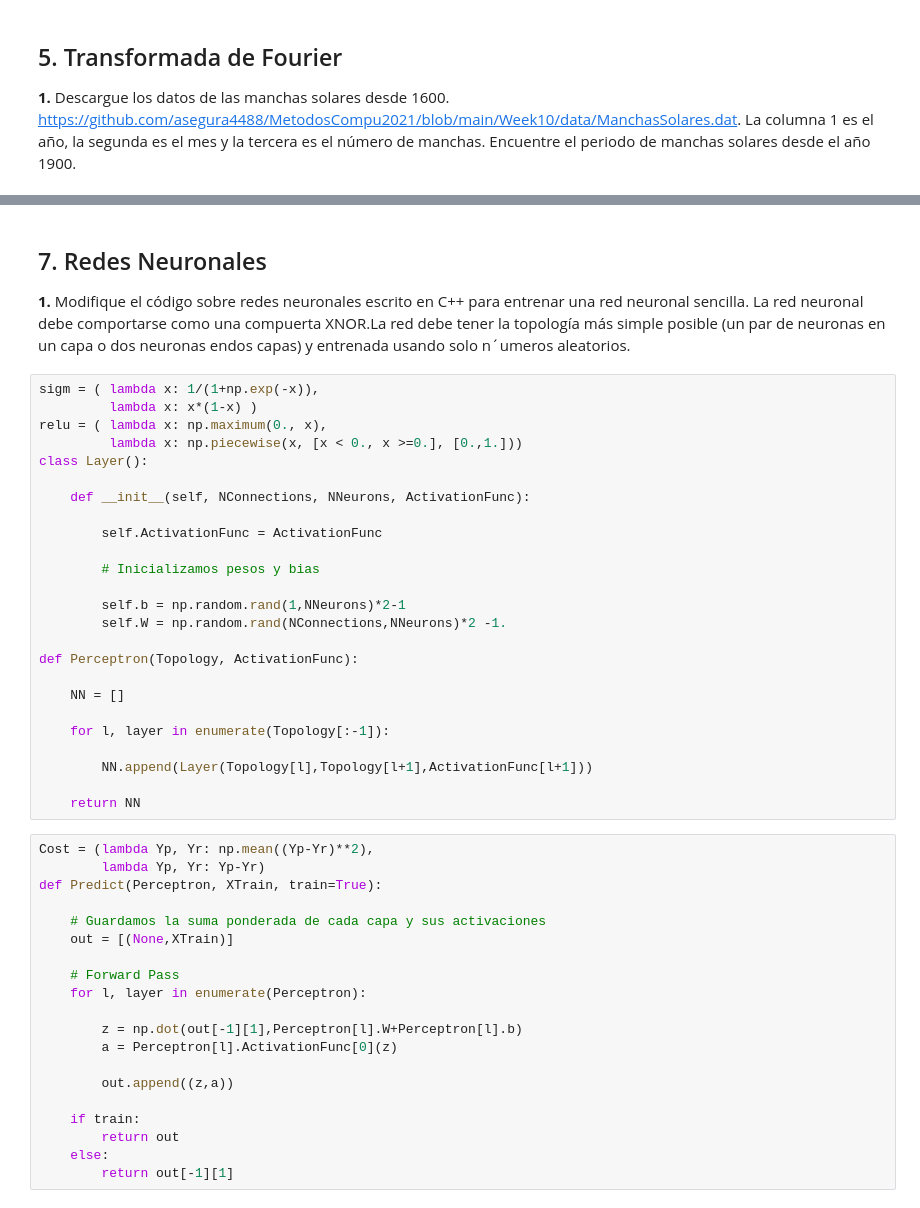
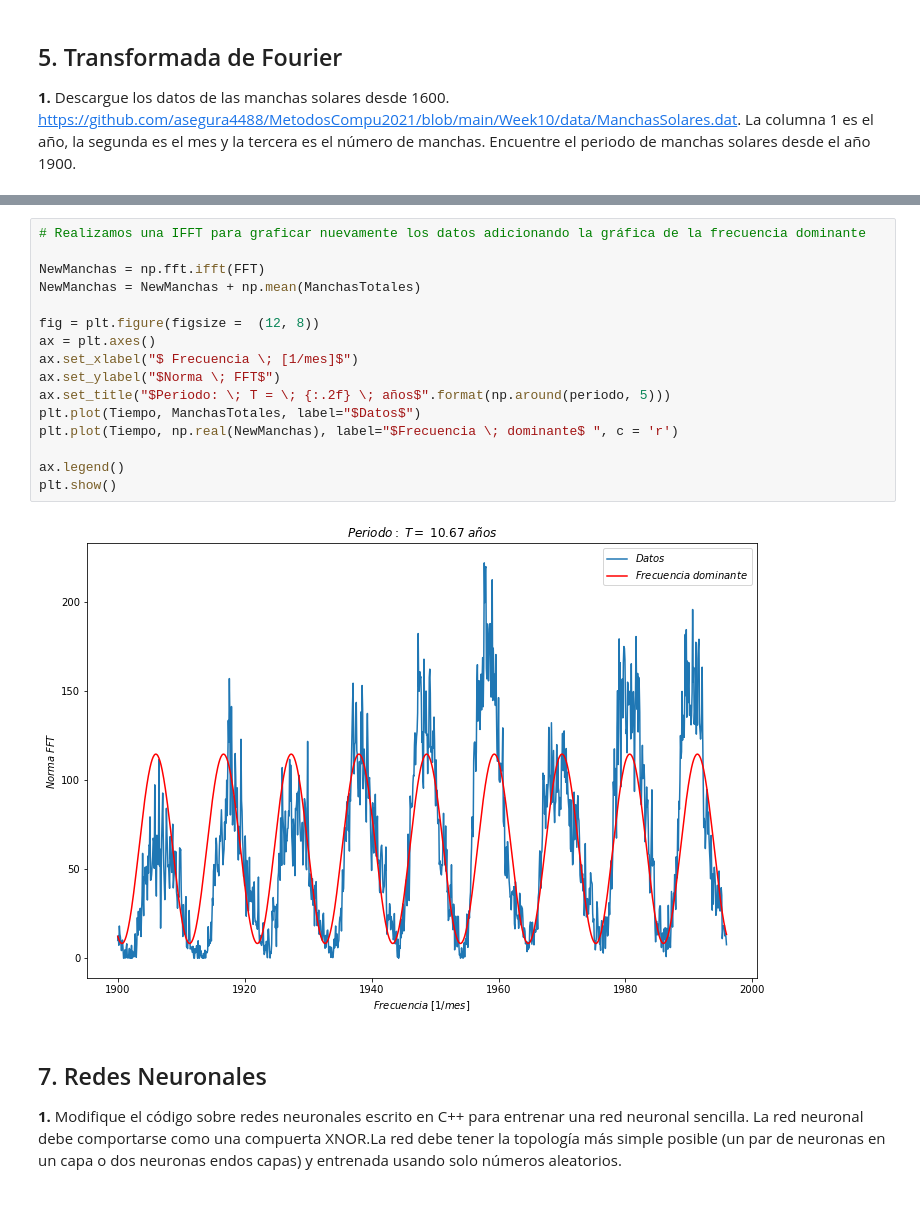
Before and after one commit to PachoDp13/Metodos_Computacionales, a Jupyter notebook: Talleres/Taller 3/Taller 3.ipynb, the cells around one changed output, grey strips where cells are left out. Saved outputs shown, nothing was run; the diff lists cells and outputs as text.

```diff
--- a/Talleres/Taller 3/Taller 3.ipynb
+++ b/Talleres/Taller 3/Taller 3.ipynb
@@ -298,48 +403,21 @@ plt.show()
+# %%
+# Realizamos una IFFT para graficar nuevamente los datos adicionando la gráfica de la frecuencia dominante
+
+NewManchas = np.fft.ifft(FFT)
+NewManchas = NewManchas + np.mean(ManchasTotales)
+
+fig = plt.figure(figsize =  (12, 8))
+ax = plt.axes()
+ax.set_xlabel("$ Frecuencia \; [1/mes]$")
+ax.set_ylabel("$Norma \; FFT$")
+ax.set_title("$Periodo: \; T = \; {:.2f} \; años$".format(np.around(periodo, 5)))
+plt.plot(Tiempo, ManchasTotales, label="$Datos$")
+plt.plot(Tiempo, np.real(NewManchas), label="$Frecuencia \; dominante$ ", c = 'r')
+
+ax.legend()
+plt.show()
+# %% [output]
+[figure, added]
 # %% [markdown]
 ## 7. Redes Neuronales
-**1.** Modifique el código sobre redes neuronales escrito en C++ para entrenar una red neuronal sencilla. La red neuronal debe comportarse como una compuerta XNOR.La red debe tener la topología más simple posible (un par de neuronas en un capa o dos neuronas endos capas) y entrenada usando solo n´umeros aleatorios.
+**1.** Modifique el código sobre redes neuronales escrito en C++ para entrenar una red neuronal sencilla. La red neuronal debe comportarse como una compuerta XNOR.La red debe tener la topología más simple posible (un par de neuronas en un capa o dos neuronas endos capas) y entrenada usando solo números aleatorios.
-# %%
-sigm = ( lambda x: 1/(1+np.exp(-x)),
-         lambda x: x*(1-x) )
-relu = ( lambda x: np.maximum(0., x),
-         lambda x: np.piecewise(x, [x < 0., x >=0.], [0.,1.]))
-class Layer():
-
-    def __init__(self, NConnections, NNeurons, ActivationFunc):
-
-        self.ActivationFunc = ActivationFunc
-
-        # Inicializamos pesos y bias
-
-        self.b = np.random.rand(1,NNeurons)*2-1
-        self.W = np.random.rand(NConnections,NNeurons)*2 -1.
-
-def Perceptron(Topology, ActivationFunc):
-
-    NN = []
-
-    for l, layer in enumerate(Topology[:-1]):
-
-        NN.append(Layer(Topology[l],Topology[l+1],ActivationFunc[l+1]))
-
-    return NN
-# %%
-Cost = (lambda Yp, Yr: np.mean((Yp-Yr)**2),
-        lambda Yp, Yr: Yp-Yr)
-def Predict(Perceptron, XTrain, train=True):
-
-    # Guardamos la suma ponderada de cada capa y sus activaciones
-    out = [(None,XTrain)]
-
-    # Forward Pass
-    for l, layer in enumerate(Perceptron):
-
-        z = np.dot(out[-1][1],Perceptron[l].W+Perceptron[l].b)
-        a = Perceptron[l].ActivationFunc[0](z)
-
-        out.append((z,a))
-
-    if train:
-        return out
-    else:
-        return out[-1][1]
```
Also changed, not shown: parts of 25 cells of this notebook.
